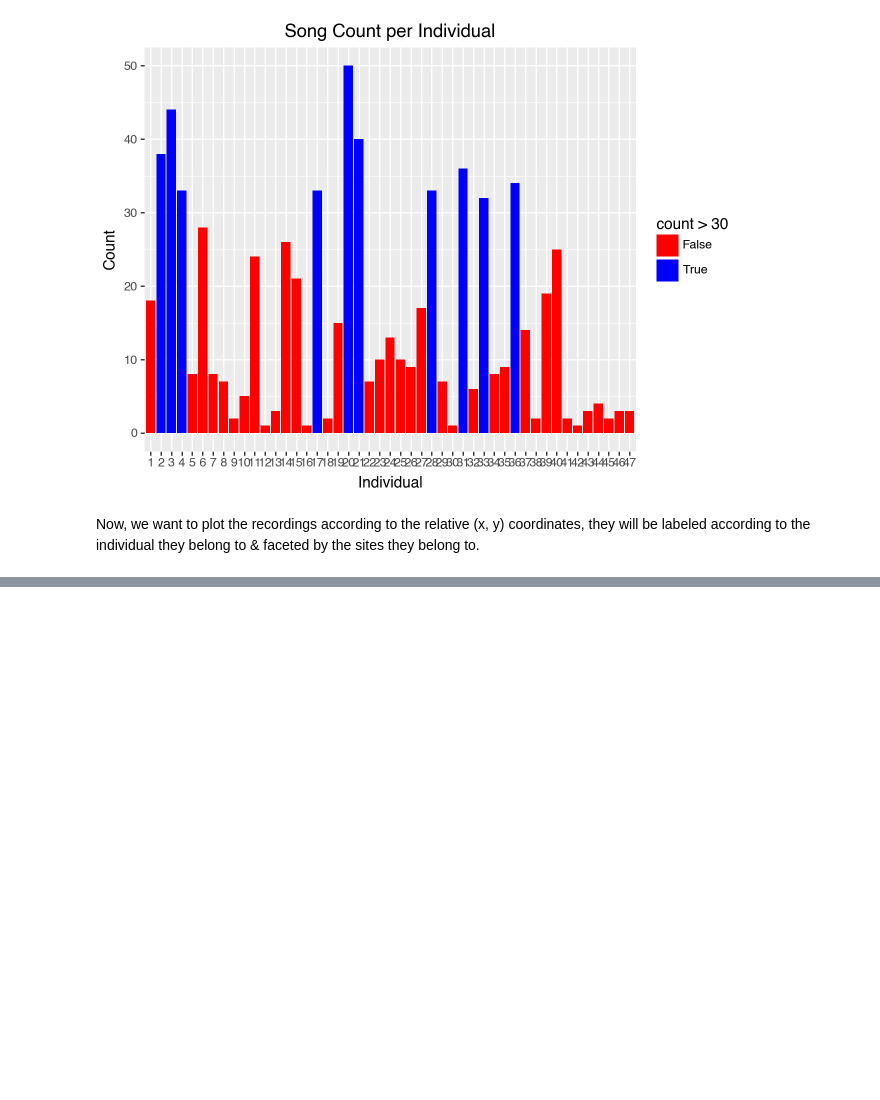
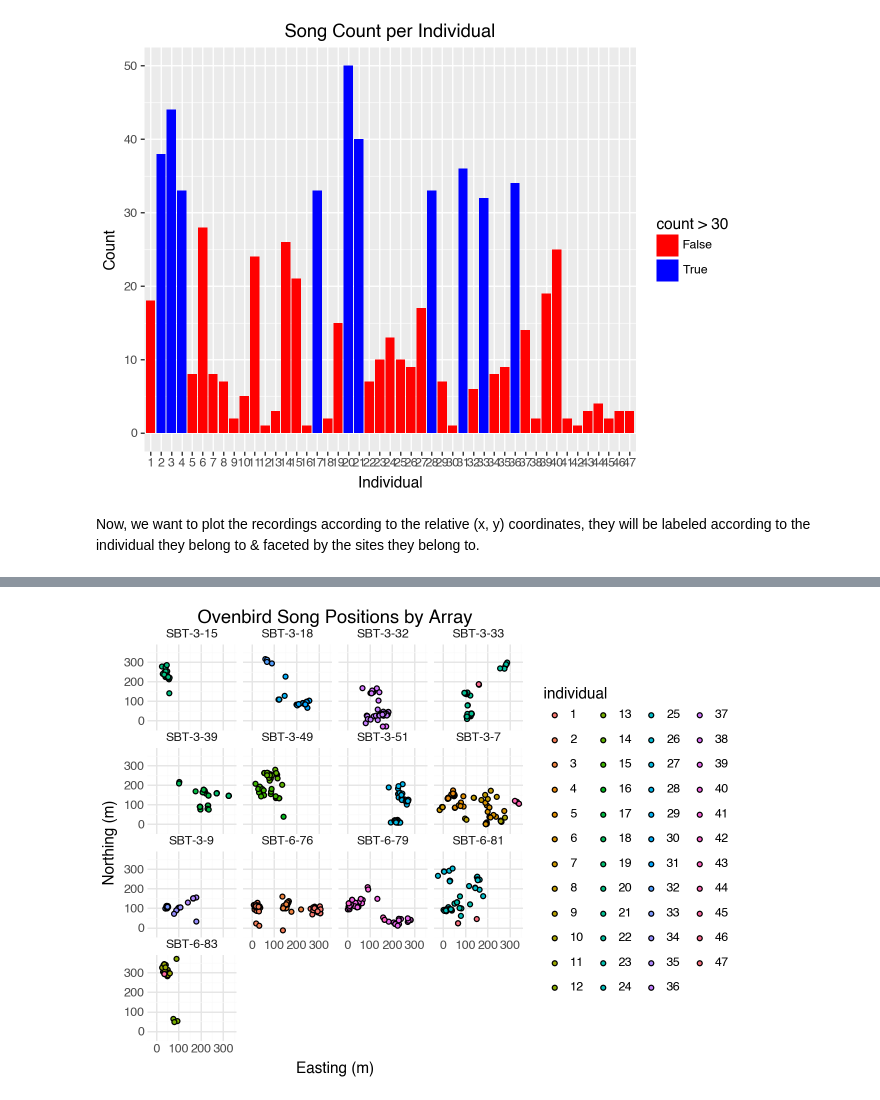
Before and after one commit to andChen2026/Bird_Network_Interactions_Analyzer, a Jupyter notebook: bioacoustics_data_analysis.ipynb, the cells around one changed output, grey strips where cells are left out. Cells and saved outputs as stored; diff of their text form; code cells hidden in the pictures; blank space fills up the shorter version.

```diff
--- a/bioacoustics_data_analysis.ipynb
+++ b/bioacoustics_data_analysis.ipynb
@@ -107,0 +110,18 @@ fig_df['individual'] = subst_loaded_events_df['individual']
+# %%
+# Introduce the site column to enable facet gridding
+fig_df['site'] = subst_loaded_events_df['array']
+# %%
+(
+    ggplot(fig_df, aes('x', 'y', fill = 'individual')) +
+        geom_point() +
+        facet_wrap('site') +
+        labs(
+        title='Ovenbird Song Positions by Array',
+        x='Easting (m)',
+        y='Northing (m)',
+        color='Individual'
+        ) +
+        theme_minimal()
+)
+# %% [output]
+[figure, added]
```
Also changed, not shown: parts of 4 cells of this notebook.
